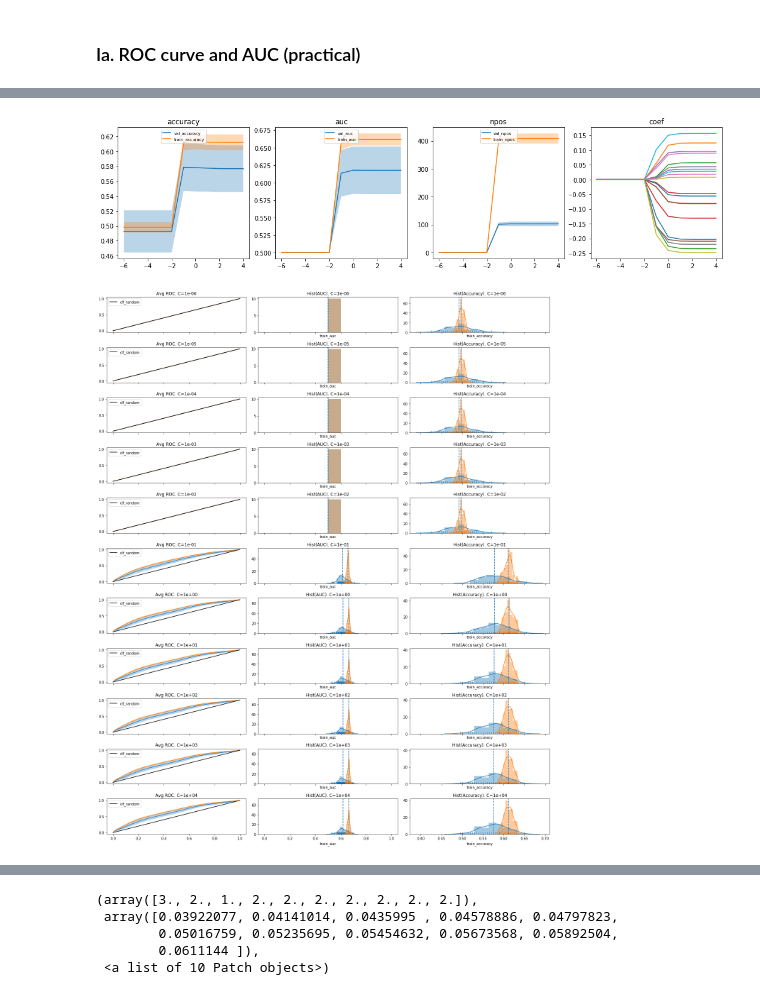
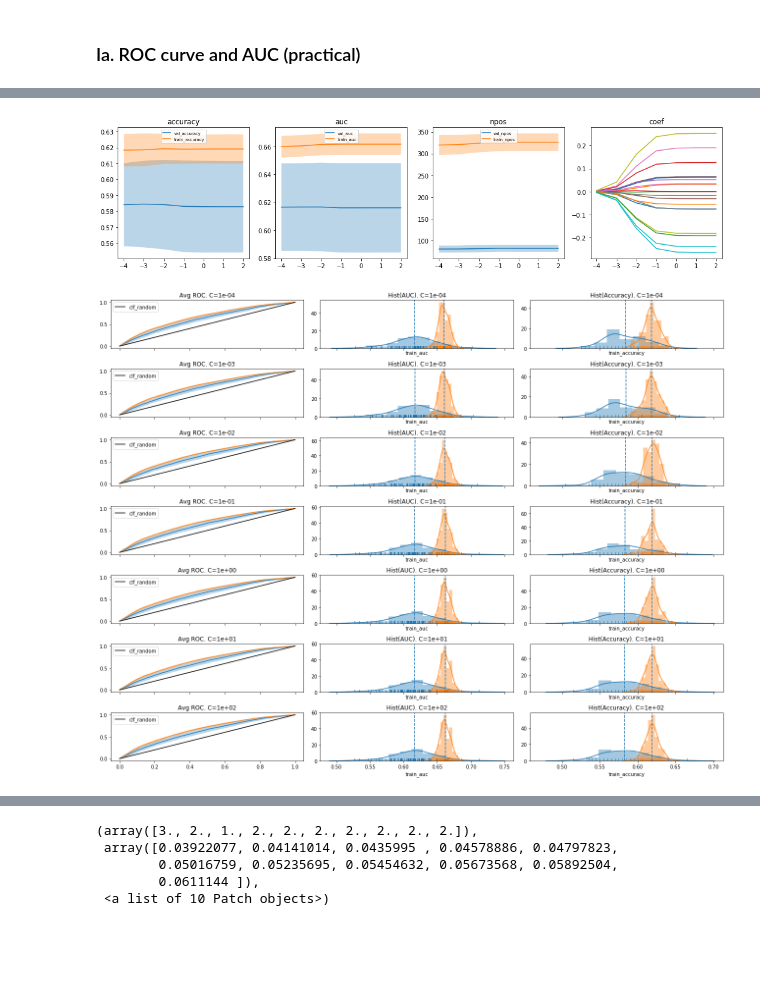
Before and after one commit to mshevelev/ml_tutorials, a Jupyter notebook: aa/task2.ipynb, the cells around one changed output, grey strips where cells are left out. Saved outputs shown, nothing was run; the diff lists cells and outputs as text; code cells hidden in the pictures; blank space fills up the shorter version.

```diff
--- a/aa/task2.ipynb
+++ b/aa/task2.ipynb
@@ -92,6 +74,8 @@ y2 = np.random.binomial(1, p2)
 # %%
 ppe = ProcessPoolExecutor(max_workers=4)
 
+
+fpr_aligned = np.linspace(0, 1, 101)
 
 
 def run_cross_validation((experiment, Cs)):
@@ -99,7 +83,7 @@ def run_cross_validation((experiment, Cs)):
     data = []
     for C in Cs:
         rec = {
-            "experiment": random_state,
+            "experiment": experiment,
             "C"         : C,
         }
         clf.set_params(C=C)
@@ -120,14 +104,18 @@ def run_cross_validation((experiment, Cs)):
 
 def run_experiments(clf, Cs, nexperiments=100):
     data = []
-    fpr_aligned = np.linspace(0, 1, 101)
-
     data = ppe.map(run_cross_validation, [(i, Cs) for i in range(nexperiments)])
     data = [rec for x in data for rec in x]
     df = pd.DataFrame(data)
     return df
 # %%
 def plot_experiments_stats(df, Cs):
+    """For each C plot:
+    * avg ROC with +-1std band
+    * hist(AUC)
+    * hist(ACC)
+    includes both train and val sets
+    """
     f = plt.figure(figsize=(18,len(Cs) * 2))
     axs = f.subplots(len(Cs), 3, sharex='col', )
     for i, C in enumerate(Cs):
@@ -164,6 +152,8 @@ def plot_experiments_stats(df, Cs):
     f.tight_layout()
 
 def plot_cv(df, Cs):
+    """ plot devepndency of avg AUC, ACC and npositives from C (reg strength)
+    """
     f = plt.figure(figsize=(18, 4))
     axs = f.subplots(1, 4, squeeze=False)
 
@@ -212,14 +254,29 @@ __Answer__: Same answer as for 9
 # %%
 ### CHANGE CLASSIFIER HERE ###
+
+CHECK="svm"
 
 from sklearn.svm import LinearSVC
 from sklearn.linear_model import LogisticRegression
 
-#clf = SVC(kernel='linear', max_iter=-1 )
-#Cs = np.logspace(-6, 1, 8)
 
-clf = LogisticRegression(C=1, penalty="l1")
-Cs = np.logspace(-6, 4, 11)
+
+if CHECK == "svm":
+    clf = SVC(kernel='linear', max_iter=-1 )
+    Cs = np.logspace(-4, 2, 7)
+elif CHECK == "logit_l2":
+    clf = LogisticRegression(C=1, penalty="l2")
+    Cs = np.logspace(-6, 4, 11)
+elif CHECK == "logit_l1":
+    clf = LogisticRegression(C=1, penalty="l1")
+    Cs = np.logspace(-6, 4, 11)
+else:
+    raise ValueError, "unsupported clf"
+
+print CHECK
+print clf
+print Cs
+
 ########################################
 
 print "running experiments"
@@ -232,18 +289,35 @@ plot_experiments_stats(df, Cs)
 
 print "choosing C*"
 print df.groupby('C')["val_auc"].median()
-C_ = df.groupby('C')["val_auc"].median().argmax()
-print "C* =", C_
+
+C_min = 1e-10
+while 1:
+    candidates = df.groupby('C')["val_auc"].median()
+    candidates = candidates[candidates.index > C_min]
+    if candidates.empty:
+        raise RuntimeError, "cannot choose C_"
+    C_ = candidates.argmax()
+    print "C* =", C_
+    clf.set_params(C=C_)
+    clf.fit(X1, y1)
+    if np.abs(clf.coef_).sum() == 0:
+        print "all coeffs are zeros, need to override"
+        C_min = C_
+    else:
+        break
+
+### OVERRIDE FOR SVM (to enable, change False -> True)
+if False and CHECK == "SVM":
+    C_=1.
+    clf.set_params(C=C_)
+    clf.fit(X1, y1)
+
+print
+print "COEFFICIENTS vs real WEIGHTS"
+print pd.DataFrame({"weight": w, "coef": clf.coef_.flatten(), "abs_coef": np.abs(clf.coef_.flatten())}).sort_values("abs_coef")
+#print clf.coef_
 
 # override, because something seems wrong with too low values of C
-if C_ < 1e-3:
-    C_ = 1.
-    print "overriding C* =", C_
-
-
-clf.set_params(C=C_)
-clf.fit(X1, y1)
-print clf.coef_
 
 y1_predicted = clf.predict(X1)
 y1_score = clf.decision_function(X1)
@@ -271,7 +345,7 @@ res.loc["E[diff]", "ACC"] = (_df["diff_accuracy"]).mean()
 res.loc["std[diff]", "AUC"] = (_df["diff_auc"]).std()
 res.loc["std[diff]", "ACC"] = (_df["diff_accuracy"]).std()
 
-
+print
 print res
 print
 
@@ -299,2 +373,2 @@ H0: E[diff_auc] == 0     :  Ttest_1sampResult(statistic=10.475785688211056, pval
-[figure, old version]
+[figure, new version]
-[figure, old version]
+[figure, new version]
```
Also changed, not shown: parts of 14 cells of this notebook.
